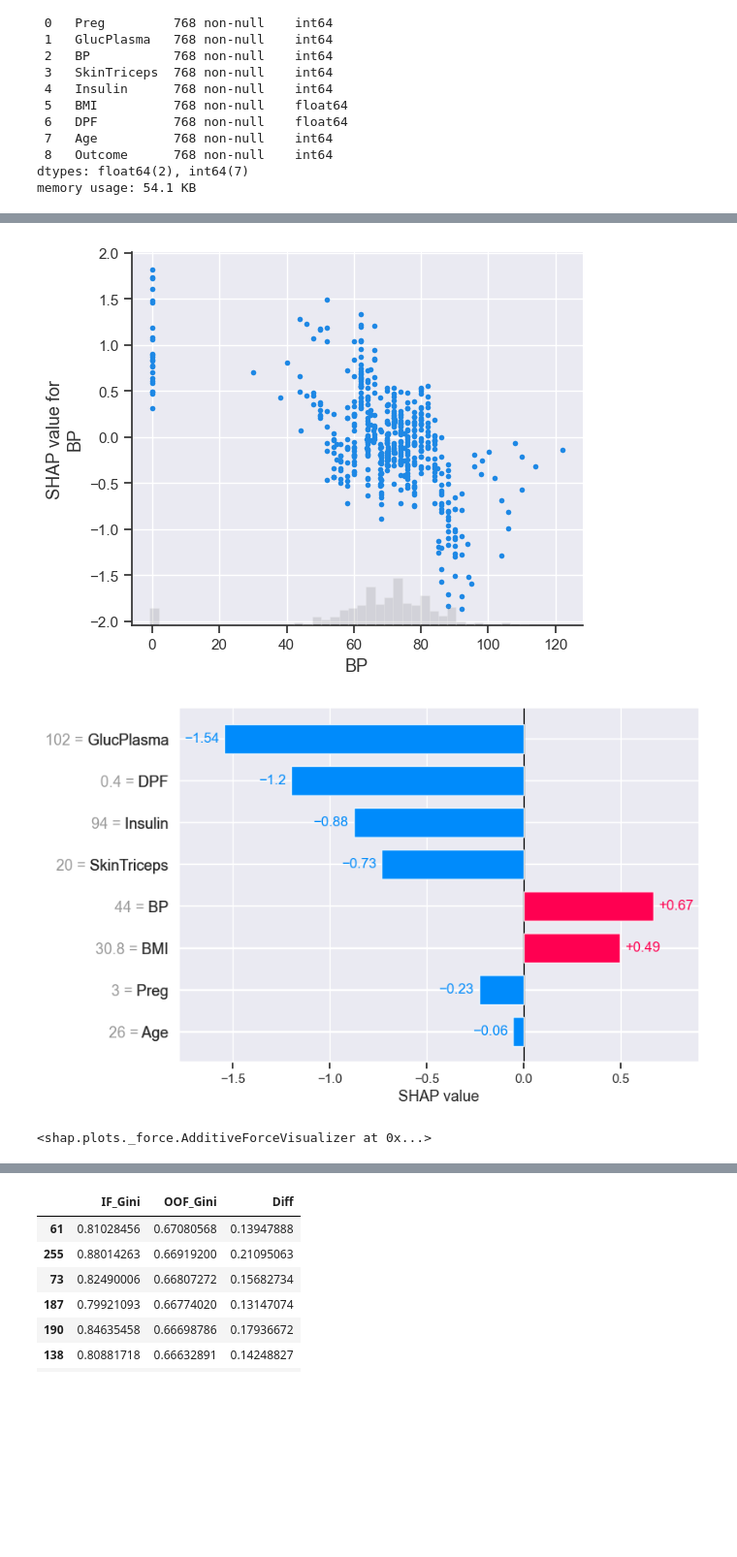
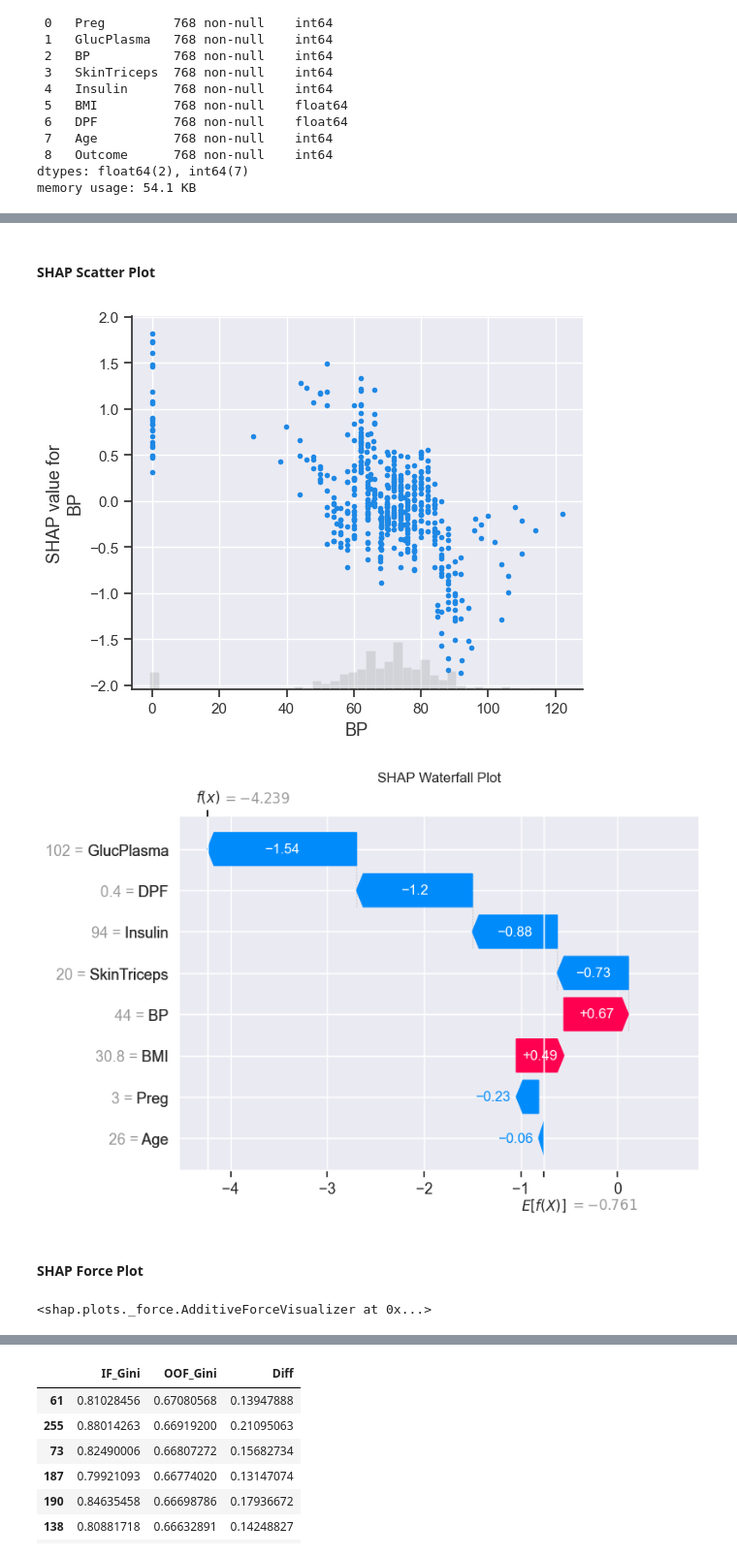
Before and after one commit to MarkThackham/MarkThackham.github.io, a Jupyter notebook: Portfolio/01 Code Base/01 Code Base.ipynb, the cells around one changed output, grey strips where cells are left out. Shown at 97% size. Saved outputs shown, nothing was run; the diff lists cells and outputs as text; code cells hidden in the pictures; blank space fills up the shorter version.

```diff
--- a/Portfolio/01 Code Base/01 Code Base.ipynb
+++ b/Portfolio/01 Code Base/01 Code Base.ipynb
@@ -167,17 +168,22 @@ explainer = shap.TreeExplainer(model_xgb)
 shap_values = explainer(X_train)
 
 # Beeswarm
+plt.title("SHAP Beeswarm Plot")
 shap.plots.beeswarm(shap_values)
 
 # Feature importance
+plt.title("SHAP Feature Importance")
 shap.plots.bar(shap_values)
 
 # Scatter plot
+display(Markdown("#### SHAP Scatter Plot"))
 shap.plots.scatter(shap_values[:, "BP"])
 
 # Waterfall
-shap.plots.bar(shap_values[0])
+plt.title("SHAP Waterfall Plot")
+shap.plots.waterfall(shap_values[0])
 
 # Force plot
+display(Markdown("#### SHAP Force Plot"))
 shap.force_plot(shap_values[0])
 # %% [output]
@@ -186,5 +192,7 @@ shap.force_plot(shap_values[0])
+#### SHAP Scatter Plot
 [figure]
-[figure, old version]
+[figure, new version]
+#### SHAP Force Plot
 <shap.plots._force.AdditiveForceVisualizer at 0x...>
 # %%
 # Feature importance - mean SHAP value
```
Also changed, not shown: parts of 6 cells of this notebook, 3 other files.
